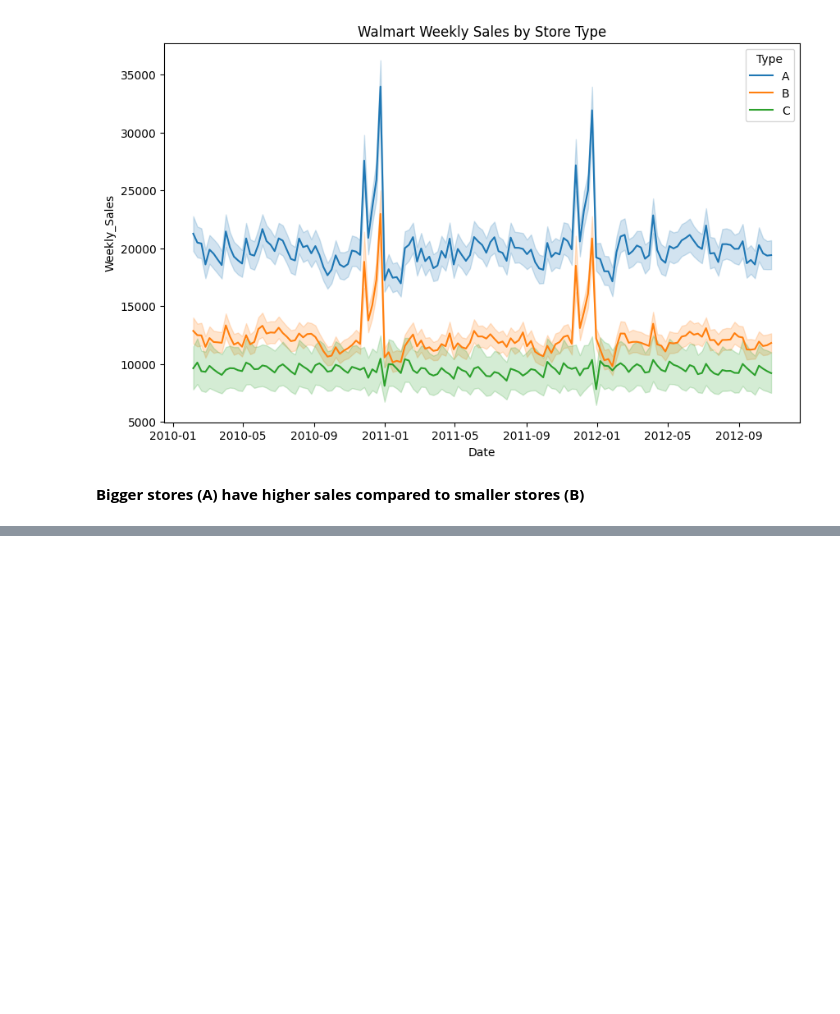
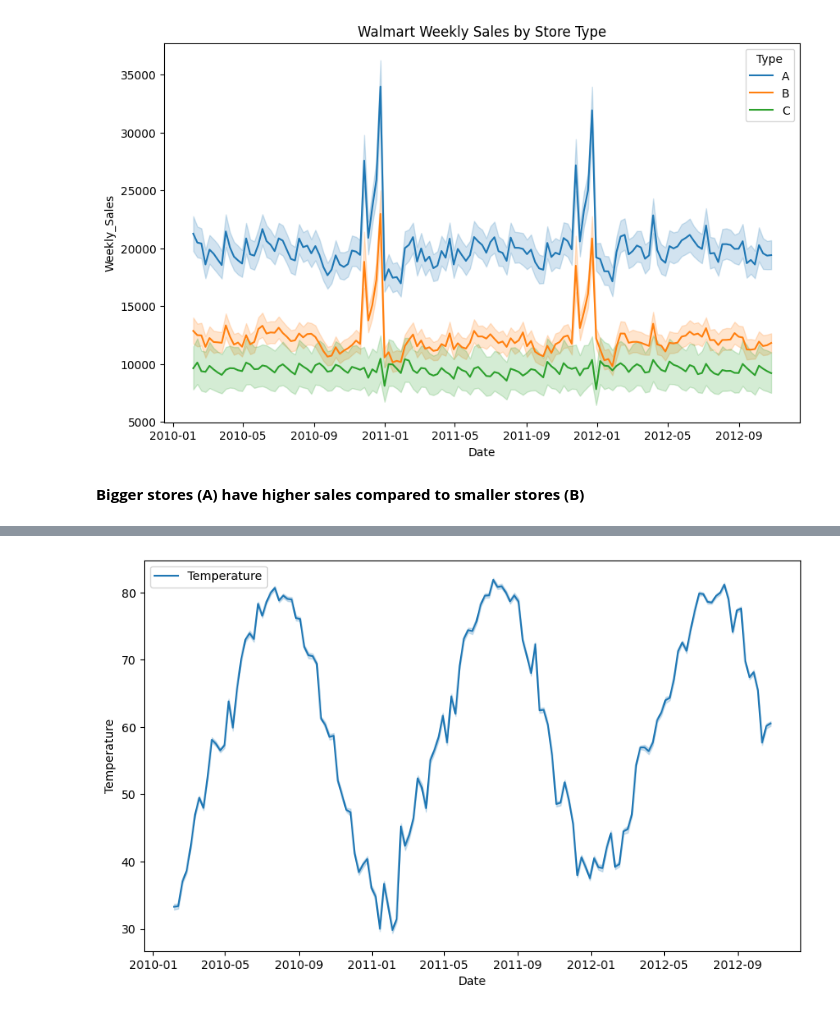
Before and after one commit to Neeraj-Prakash/Sales-Forecast-Time-Series-Analysis, a Jupyter notebook: 01 - EDA.ipynb, the cells around one changed output, grey strips where cells are left out. Drawn from its saved outputs; the diff is of its cells as text; code cells hidden in the pictures; blank space fills up the shorter version.

```diff
--- a/01 - EDA.ipynb
+++ b/01 - EDA.ipynb
@@ -274,3 +275,10 @@ plt.show()
 [figure]
 # %% [markdown]
 **Bigger stores (A) have higher sales compared to smaller stores (B)**
+# %%
+fpdf = df.join(features, on=['Date','Store'], how='left').toPandas()
+fpdf['Date'] = pd.to_datetime(fpdf['Date'])
+fpdf.set_index('Date', inplace=True)
+fpdf["CPI"] = pd.to_numeric(fpdf["CPI"], downcast="float")
+fpdf["Unemployment"] = pd.to_numeric(fpdf["Unemployment"], downcast="float")
+fpdf.head()
@@ -276,0 +293,12 @@ plt.show()
+# %%
+fig, ax = plt.subplots(figsize=(10,6))
+sns.lineplot(data=fpdf,
+             x='Date',
+             y='Temperature',
+             #hue='Type',
+             ax=ax,
+             label='Temperature'
+            ).set_label('Temperature plot')
+plt.show()
+# %% [output]
+[figure, added]
```
Also changed, not shown: parts of 15 cells of this notebook.
